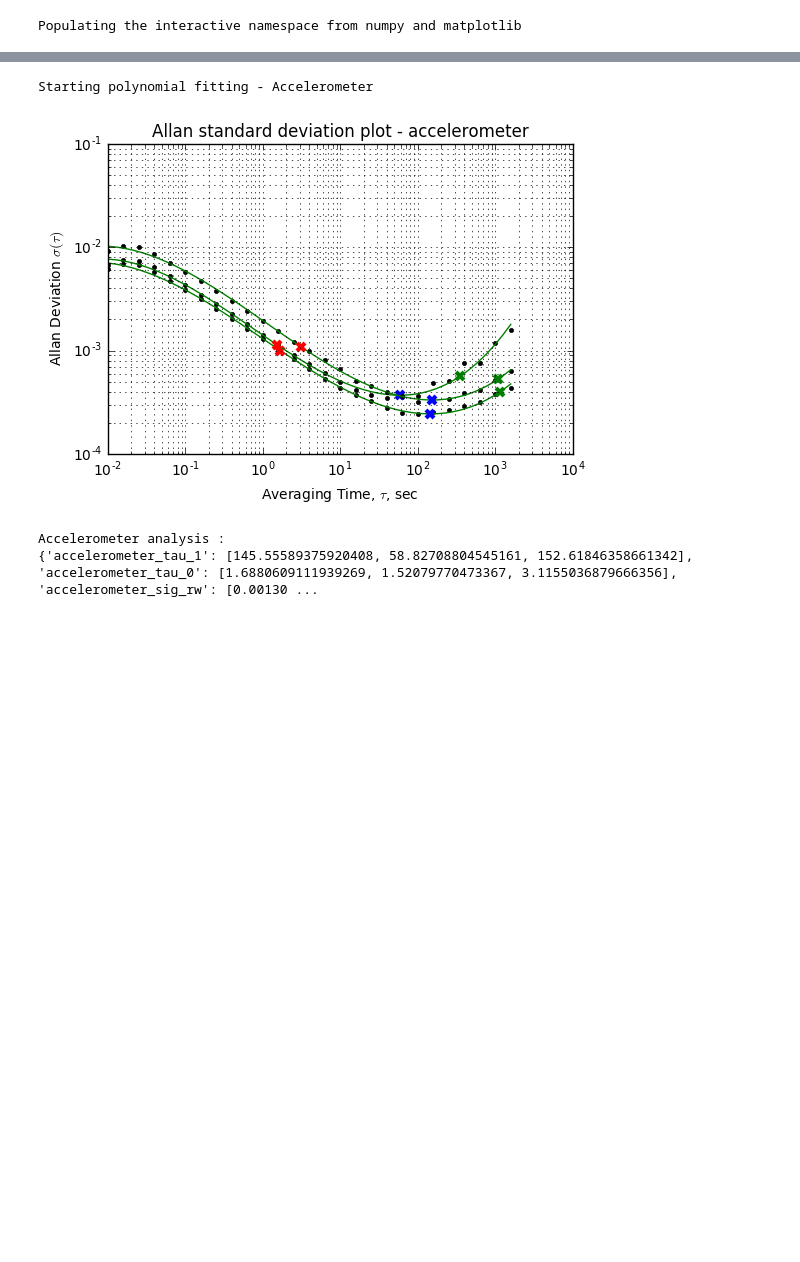
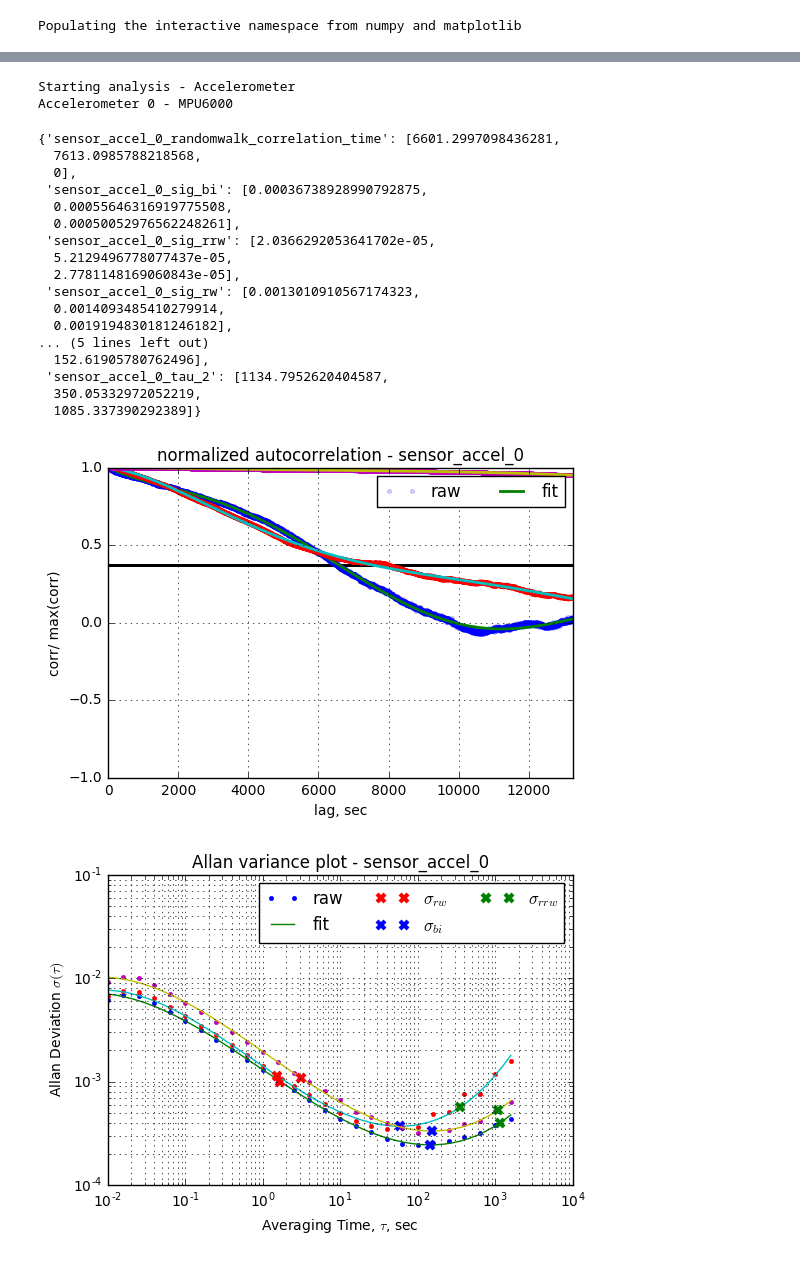
Before and after one commit to ProjectArtemis/SensorAnalysis, a Jupyter notebook: Allan_Deviation.ipynb, the cells around one changed output, grey strips where cells are left out. Saved outputs shown, nothing was run; the diff lists cells and outputs as text; code cells hidden in the pictures; blank space fills up the shorter version.

```diff
--- a/Allan_Deviation.ipynb
+++ b/Allan_Deviation.ipynb
@@ -15,13 +14,10 @@ px4tools.version.git_revision
 # %%
 print('Loading dataset')
-d_accel = px4tools.ulog.PX4MessageDict({'sensor_accel_0': pandas.read_csv('/home/kabir/kalibration/imu/3/log001_sensor_accel_0.csv')})
-d_gyro = px4tools.ulog.PX4MessageDict({'sensor_gyro_0': pandas.read_csv('/home/kabir/kalibration/imu/3/log001_sensor_gyro_0.csv')})
+d_accel = px4tools.ulog.PX4MessageDict({'sensor_accel_0':
+                                        pandas.read_csv('/home/kabir/kalibration/imu/3/log001_sensor_accel_0.csv')})['sensor_accel_0']
+d_gyro = px4tools.ulog.PX4MessageDict({'sensor_gyro_0':
+                                       pandas.read_csv('/home/kabir/kalibration/imu/3/log001_sensor_gyro_0.csv')})['sensor_gyro_0']
 print('Loaded dataset')
-
-print('Loading sensor series')
-gyro = d_gyro.get_topic('sensor_gyro_0')
-accel = d_accel.get_topic('sensor_accel_0')
-print('Loaded sensor series')
 # %% [output]
 Loading dataset
 Loaded dataset
@@ -52,20 +24,28 @@ Gyroscope analysis :
-# %%
-print('Starting polynomial fitting - Accelerometer')
-# Accel
-r = {}
-plt.figure()
-res1 = px4tools.ulog.plot_allan_std_dev(accel.t_sensor_accel_0__f_x, min_intervals=15, poly_order=3)
-res2 = px4tools.ulog.plot_allan_std_dev(accel.t_sensor_accel_0__f_y, min_intervals=15, poly_order=3)
-res3 = px4tools.ulog.plot_allan_std_dev(accel.t_sensor_accel_0__f_z, min_intervals=15, poly_order=3)
-
-plt.title('Allan standard deviation plot - accelerometer')
-for key in res1.keys():
-    r['accelerometer_' + key] = [ d[key] for d in [res1, res2, res3] ]
-plt.show()
-print('Accelerometer analysis :')
-print(r)
-# %% [output]
-Starting polynomial fitting - Accelerometer
-[figure, removed]
-Accelerometer analysis :
-{'accelerometer_tau_1': [145.55589375920408, 58.82708804545161, 152.61846358661342], 'accelerometer_tau_0': [1.6880609111939269, 1.52079770473367, 3.1155036879666356], 'accelerometer_sig_rw': [0.00130 ...
+# %%
+print('Starting analysis - Accelerometer')
+
+print('Accelerometer 0 - MPU6000')
+px4tools.ulog.noise_analysis_sensor(d_accel, topic='sensor_accel_0',
+                                    allan_args={'poly_order':3, 'min_intervals':15})
+# %% [output]
+Starting analysis - Accelerometer
+Accelerometer 0 - MPU6000
+{'sensor_accel_0_randomwalk_correlation_time': [6601.2997098436281,
+  7613.0985788218568,
+  0],
+ 'sensor_accel_0_sig_bi': [0.00036738928990792875,
+  0.00055646316919775508,
+  0.00050052976562248261],
+ 'sensor_accel_0_sig_rrw': [2.0366292053641702e-05,
+  5.2129496778077437e-05,
+  2.7781148169060843e-05],
+ 'sensor_accel_0_sig_rw': [0.0013010910567174323,
+  0.0014093485410279914,
+  0.0019194830181246182],
+... (5 lines left out)
+  152.61905780762496],
+ 'sensor_accel_0_tau_2': [1134.7952620404587,
+  350.05332972052219,
+  1085.337390292389]}
+[figure, added]
+[figure, added]
```
Also changed, not shown: parts of 5 cells of this notebook.
